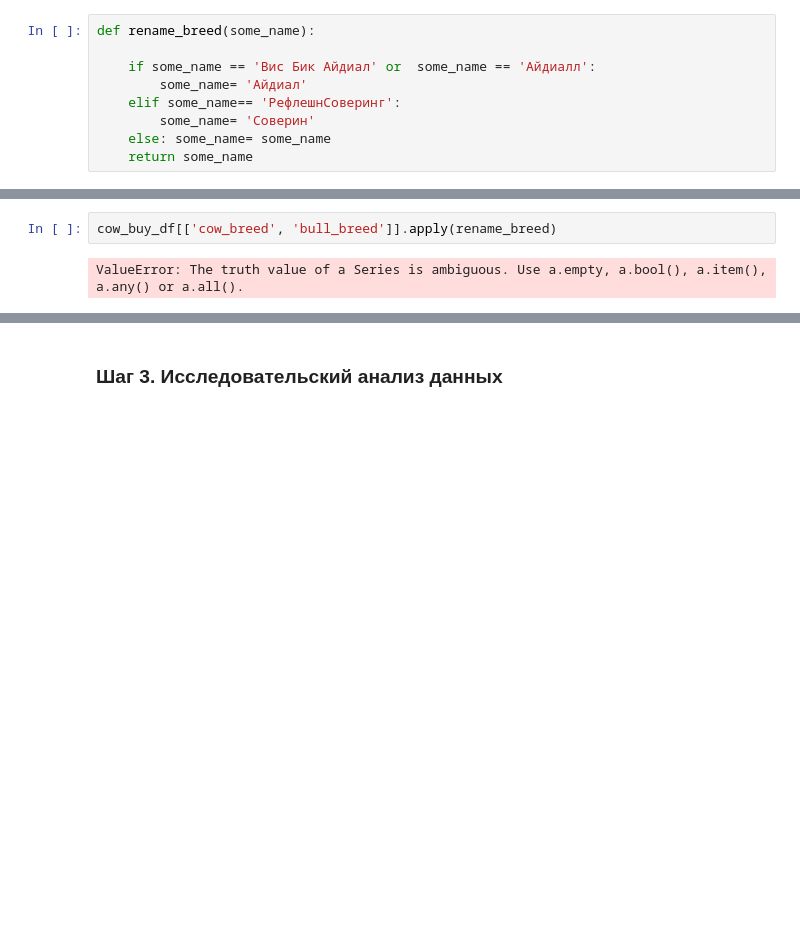
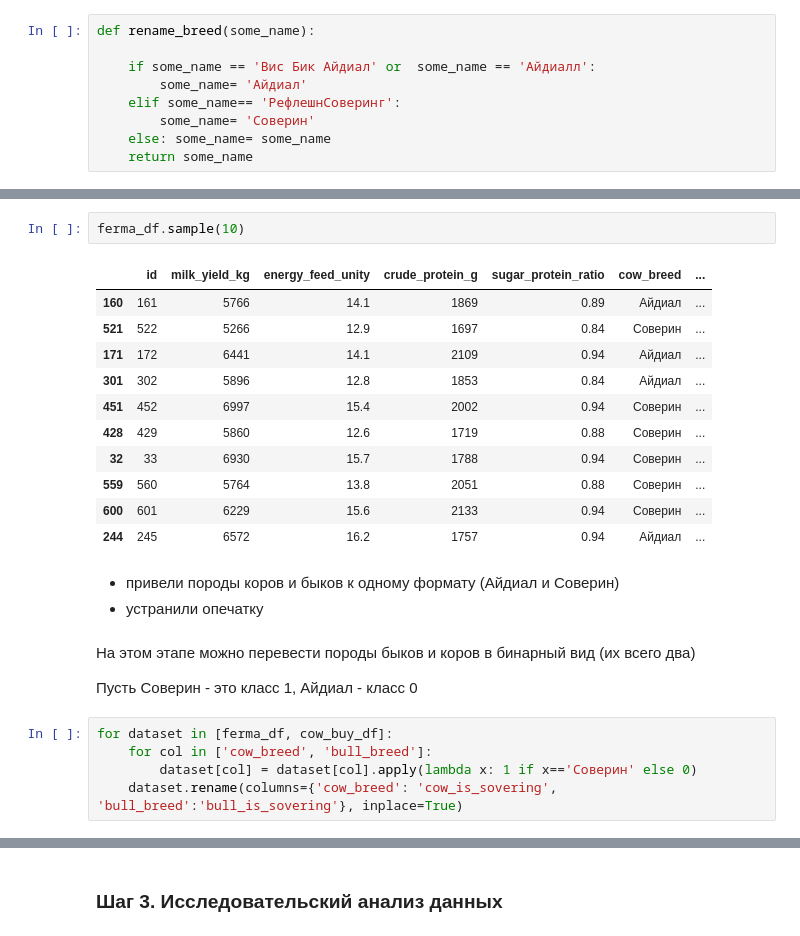
Before and after one commit to anthonypotekhin/studying, a Jupyter notebook: yandex_practicum/mashine_learning_proj.ipynb, the cells around one changed output, grey strips where cells are left out. Saved outputs shown, nothing was run; the diff lists cells and outputs as text; blank space fills up the shorter version.

```diff
--- a/yandex_practicum/mashine_learning_proj.ipynb
+++ b/yandex_practicum/mashine_learning_proj.ipynb
@@ -647,4 +631,26 @@ cow_buy_df
-# %%
-cow_buy_df[['cow_breed', 'bull_breed']].apply(rename_breed)
-# %% [output]
-ValueError: The truth value of a Series is ambiguous. Use a.empty, a.bool(), a.item(), a.any() or a.all().
+# %%
+ferma_df.sample(10)
+# %% [output]
+|  | id | milk_yield_kg | energy_feed_unity | crude_protein_g | sugar_protein_ratio | cow_breed | ... |
+| 160 | 161 | 5766 | 14.1 | 1869 | 0.89 | Айдиал | ... |
+| 521 | 522 | 5266 | 12.9 | 1697 | 0.84 | Соверин | ... |
+| 171 | 172 | 6441 | 14.1 | 2109 | 0.94 | Айдиал | ... |
+| 301 | 302 | 5896 | 12.8 | 1853 | 0.84 | Айдиал | ... |
+| 451 | 452 | 6997 | 15.4 | 2002 | 0.94 | Соверин | ... |
+| 428 | 429 | 5860 | 12.6 | 1719 | 0.88 | Соверин | ... |
+| 32 | 33 | 6930 | 15.7 | 1788 | 0.94 | Соверин | ... |
+| 559 | 560 | 5764 | 13.8 | 2051 | 0.88 | Соверин | ... |
+| 600 | 601 | 6229 | 15.6 | 2133 | 0.94 | Соверин | ... |
+| 244 | 245 | 6572 | 16.2 | 1757 | 0.94 | Айдиал | ... |
+# %% [markdown]
+- привели породы коров и быков к одному формату (Айдиал и Соверин)
+- устранили опечатку
+# %% [markdown]
+На этом этапе можно перевести породы быков и коров в бинарный вид (их всего два)
+
+Пусть Соверин - это класс 1, Айдиал - класс 0
+# %%
+for dataset in [ferma_df, cow_buy_df]:
+    for col in ['cow_breed', 'bull_breed']:
+        dataset[col] = dataset[col].apply(lambda x: 1 if x=='Соверин' else 0)
+    dataset.rename(columns={'cow_breed': 'cow_is_sovering', 'bull_breed':'bull_is_sovering'}, inplace=True)
```
Also changed, not shown: parts of 20 cells of this notebook.
